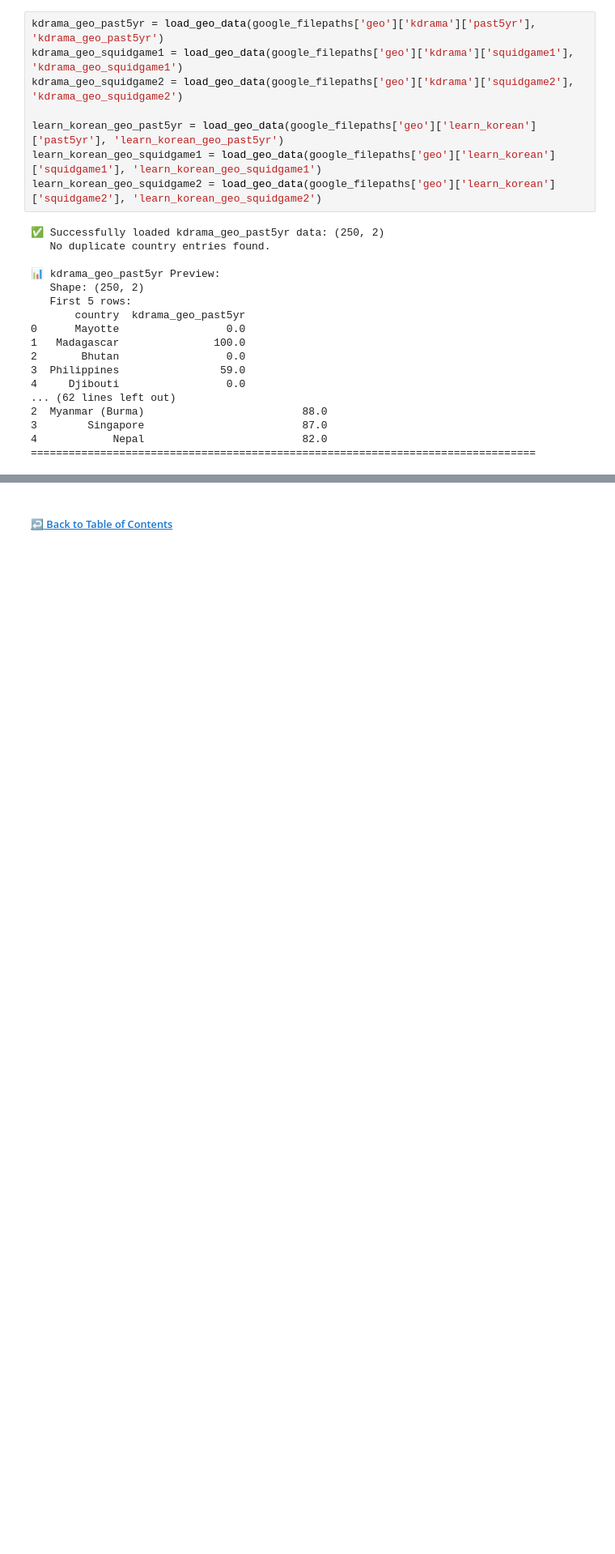
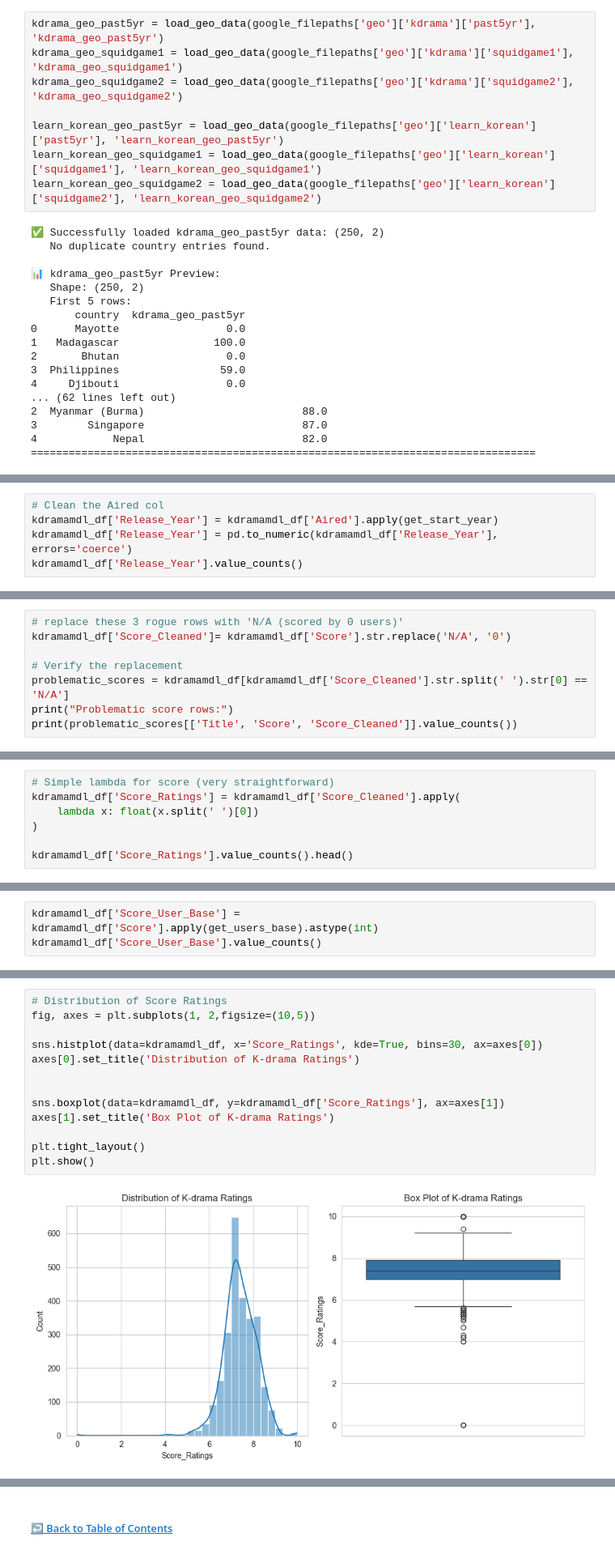
Before and after one commit to HaveTimeDrinkTea/squidgameeffect, a Jupyter notebook: notebooks/squidgameeffect.ipynb, the cells around one changed output, grey strips where cells are left out. Shown at 81% size. Saved outputs shown, nothing was run; the diff lists cells and outputs as text; blank space fills up the shorter version.

Commit message:
Create ETL for KDramaMDL csv and saved the cleaned data to data/processed.

```diff
--- a/notebooks/squidgameeffect.ipynb
+++ b/notebooks/squidgameeffect.ipynb
@@ -240,0 +374,5 @@ learn_korean_geo_squidgame2 = load_geo_data(google_filepaths['geo']['learn_korea
+# %%
+# Clean the Aired col
+kdramamdl_df['Release_Year'] = kdramamdl_df['Aired'].apply(get_start_year)
+kdramamdl_df['Release_Year'] = pd.to_numeric(kdramamdl_df['Release_Year'], errors='coerce')
+kdramamdl_df['Release_Year'].value_counts()
@@ -240,0 +432,8 @@ learn_korean_geo_squidgame2 = load_geo_data(google_filepaths['geo']['learn_korea
+# %%
+# replace these 3 rogue rows with 'N/A (scored by 0 users)'
+kdramamdl_df['Score_Cleaned']= kdramamdl_df['Score'].str.replace('N/A', '0')
+
+# Verify the replacement
+problematic_scores = kdramamdl_df[kdramamdl_df['Score_Cleaned'].str.split(' ').str[0] == 'N/A']
+print("Problematic score rows:")
+print(problematic_scores[['Title', 'Score', 'Score_Cleaned']].value_counts())
@@ -240,0 +443,7 @@ learn_korean_geo_squidgame2 = load_geo_data(google_filepaths['geo']['learn_korea
+# %%
+# Simple lambda for score (very straightforward)
+kdramamdl_df['Score_Ratings'] = kdramamdl_df['Score_Cleaned'].apply(
+    lambda x: float(x.split(' ')[0])
+)
+
+kdramamdl_df['Score_Ratings'].value_counts().head()
@@ -240,0 +463,3 @@ learn_korean_geo_squidgame2 = load_geo_data(google_filepaths['geo']['learn_korea
+# %%
+kdramamdl_df['Score_User_Base'] = kdramamdl_df['Score'].apply(get_users_base).astype(int)
+kdramamdl_df['Score_User_Base'].value_counts()
@@ -240,0 +484,15 @@ learn_korean_geo_squidgame2 = load_geo_data(google_filepaths['geo']['learn_korea
+# %%
+# Distribution of Score Ratings
+fig, axes = plt.subplots(1, 2,figsize=(10,5))
+
+sns.histplot(data=kdramamdl_df, x='Score_Ratings', kde=True, bins=30, ax=axes[0])
+axes[0].set_title('Distribution of K-drama Ratings')
+
+
+sns.boxplot(data=kdramamdl_df, y=kdramamdl_df['Score_Ratings'], ax=axes[1])
+axes[1].set_title('Box Plot of K-drama Ratings')
+
+plt.tight_layout()
+plt.show()
+# %% [output]
+[figure, added]
```
Also changed, not shown: parts of 38 cells of this notebook, 4 other files.
